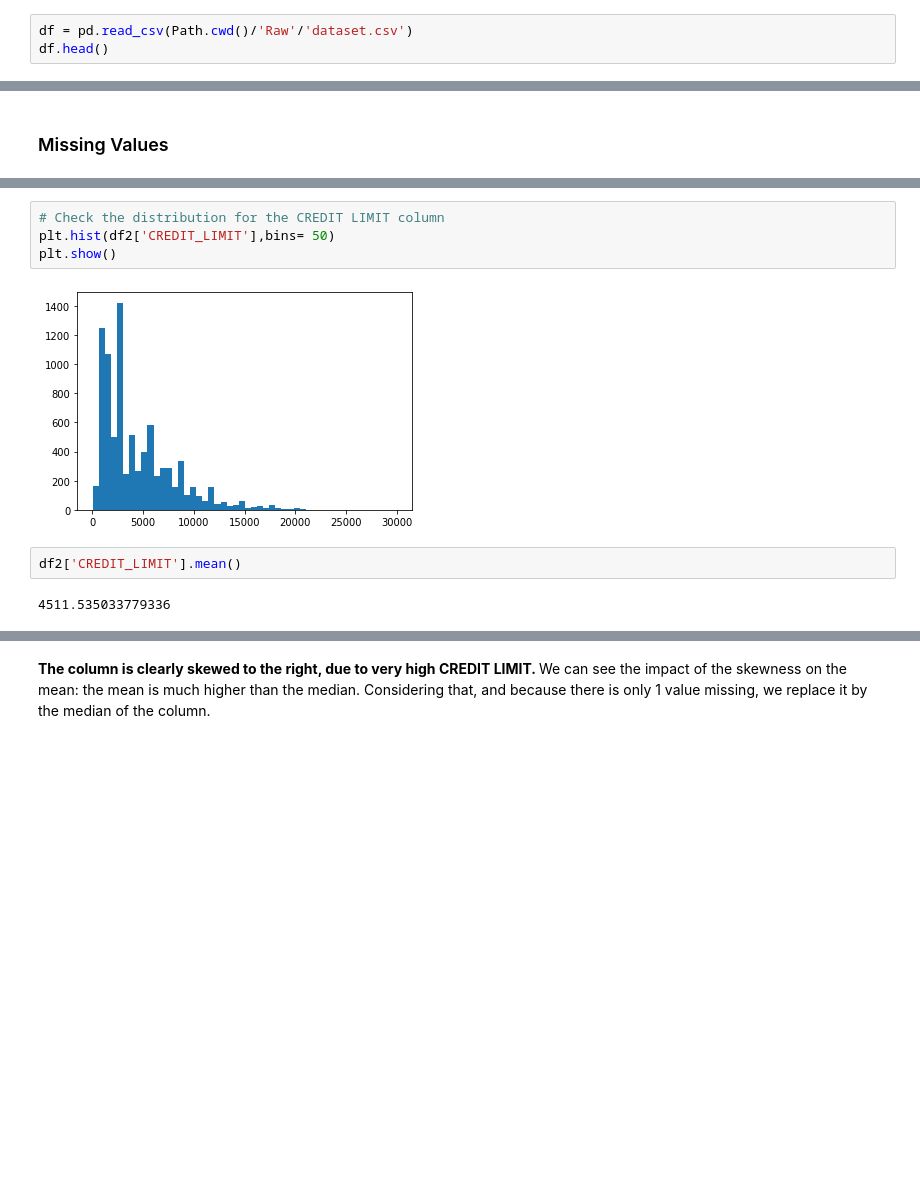
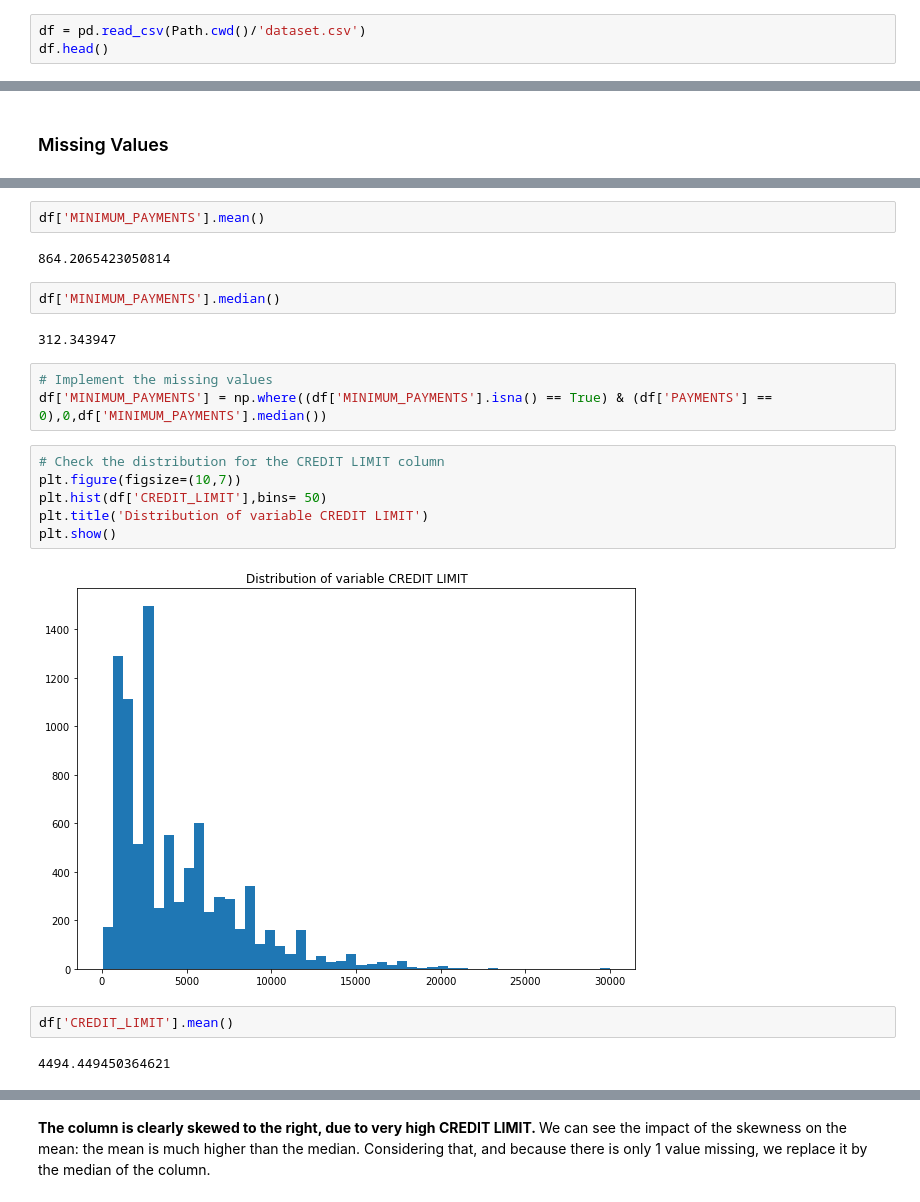
Before and after one commit to AurelieGIRAUD/Customer_Segmentation_Project8, a Jupyter notebook: 1_EDA.ipynb, the cells around one changed output, grey strips where cells are left out. Cells and saved outputs as stored; diff of their text form; blank space fills up the shorter version.

```diff
--- a/1_EDA.ipynb
+++ b/1_EDA.ipynb
@@ -15,5 +21,5 @@ import seaborn as sns
 # %%
-df = pd.read_csv(Path.cwd()/'Raw'/'dataset.csv')
+df = pd.read_csv(Path.cwd()/'dataset.csv')
 df.head()
 # %% [output]
 |  | CUST_ID | BALANCE | BALANCE_FREQUENCY | PURCHASES | ONEOFF_PURCHASES | INSTALLMENTS_PURCHASES | CASH_ADVANCE | ... |
@@ -315,11 +247,24 @@ dtype: int64
+# %%
+df['MINIMUM_PAYMENTS'].mean()
+# %% [output]
+864.2065423050814
+# %%
+df['MINIMUM_PAYMENTS'].median()
+# %% [output]
+312.343947
+# %%
+# Implement the missing values
+df['MINIMUM_PAYMENTS'] = np.where((df['MINIMUM_PAYMENTS'].isna() == True) & (df['PAYMENTS'] == 0),0,df['MINIMUM_PAYMENTS'].median())
 # %%
 # Check the distribution for the CREDIT LIMIT column
-plt.hist(df2['CREDIT_LIMIT'],bins= 50)
+plt.figure(figsize=(10,7))
+plt.hist(df['CREDIT_LIMIT'],bins= 50)
+plt.title('Distribution of variable CREDIT LIMIT')
 plt.show()
 # %% [output]
-[figure, old version]
+[figure, new version]
 # %%
-df2['CREDIT_LIMIT'].mean()
+df['CREDIT_LIMIT'].mean()
 # %% [output]
-4511.535033779336
+4494.449450364621
 # %%
```
Also changed, not shown: parts of 63 cells of this notebook.
